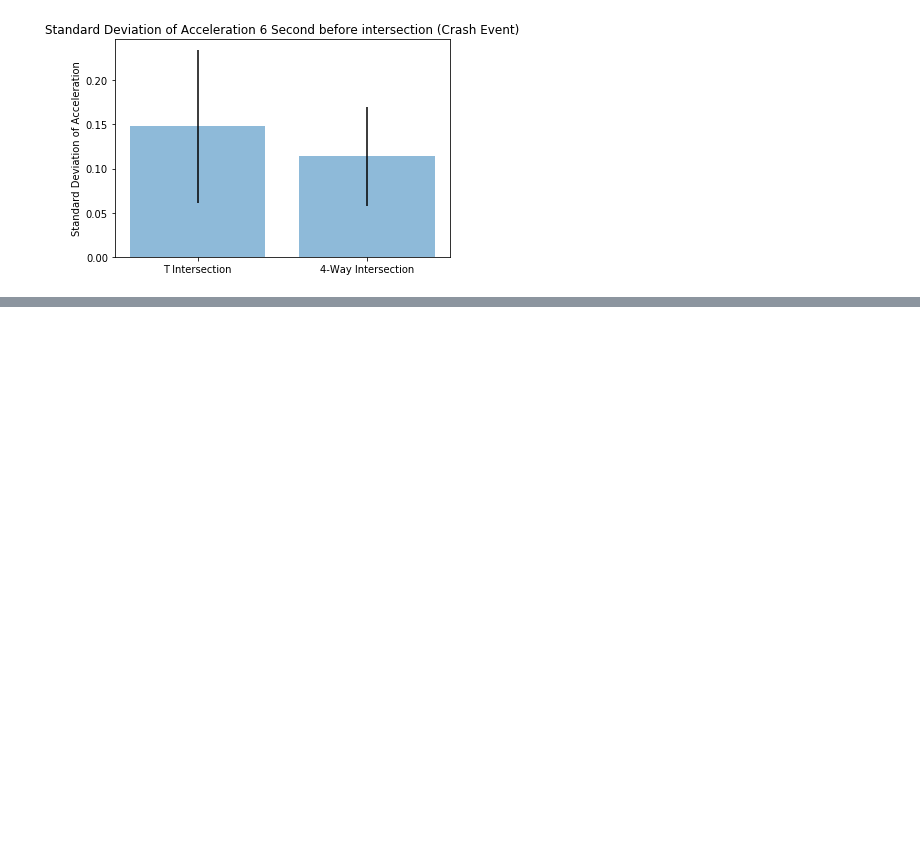
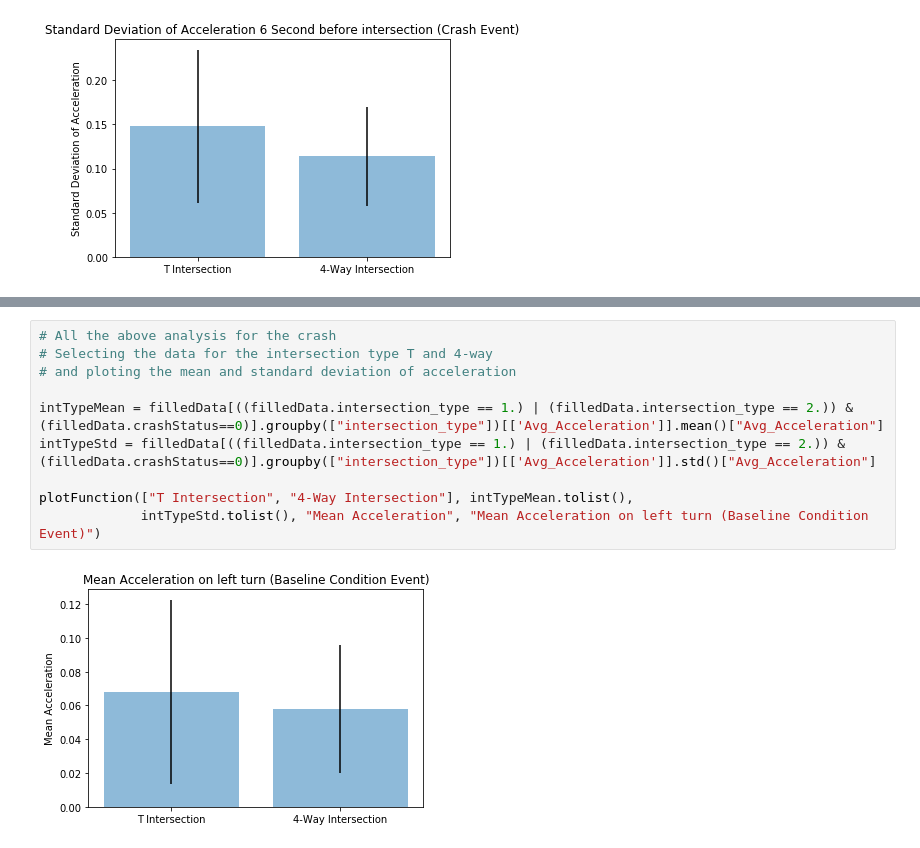
Before and after one commit to imraviagrawal/SHPR2video_git, a Jupyter notebook: Descriptive statistics.ipynb, the cells around one changed output, grey strips where cells are left out. Cells and saved outputs as stored; diff of their text form; blank space fills up the shorter version.

```diff
--- a/Descriptive statistics.ipynb
+++ b/Descriptive statistics.ipynb
@@ -177,0 +220,12 @@ plotFunction(["T Intersection", "4-Way Intersection"], intTypeMean.tolist(),
+# %%
+# All the above analysis for the crash
+# Selecting the data for the intersection type T and 4-way
+# and ploting the mean and standard deviation of acceleration
+
+intTypeMean = filledData[((filledData.intersection_type == 1.) | (filledData.intersection_type == 2.)) & (filledData.crashStatus==0)].groupby(["intersection_type"])[['Avg_Acceleration']].mean()["Avg_Acceleration"]
+intTypeStd = filledData[((filledData.intersection_type == 1.) | (filledData.intersection_type == 2.)) & (filledData.crashStatus==0)].groupby(["intersection_type"])[['Avg_Acceleration']].std()["Avg_Acceleration"]
+
+plotFunction(["T Intersection", "4-Way Intersection"], intTypeMean.tolist(),
+             intTypeStd.tolist(), "Mean Acceleration", "Mean Acceleration on left turn (Baseline Condition Event)")
+# %% [output]
+[figure, added]
```
Also changed, not shown: parts of 12 cells of this notebook.
